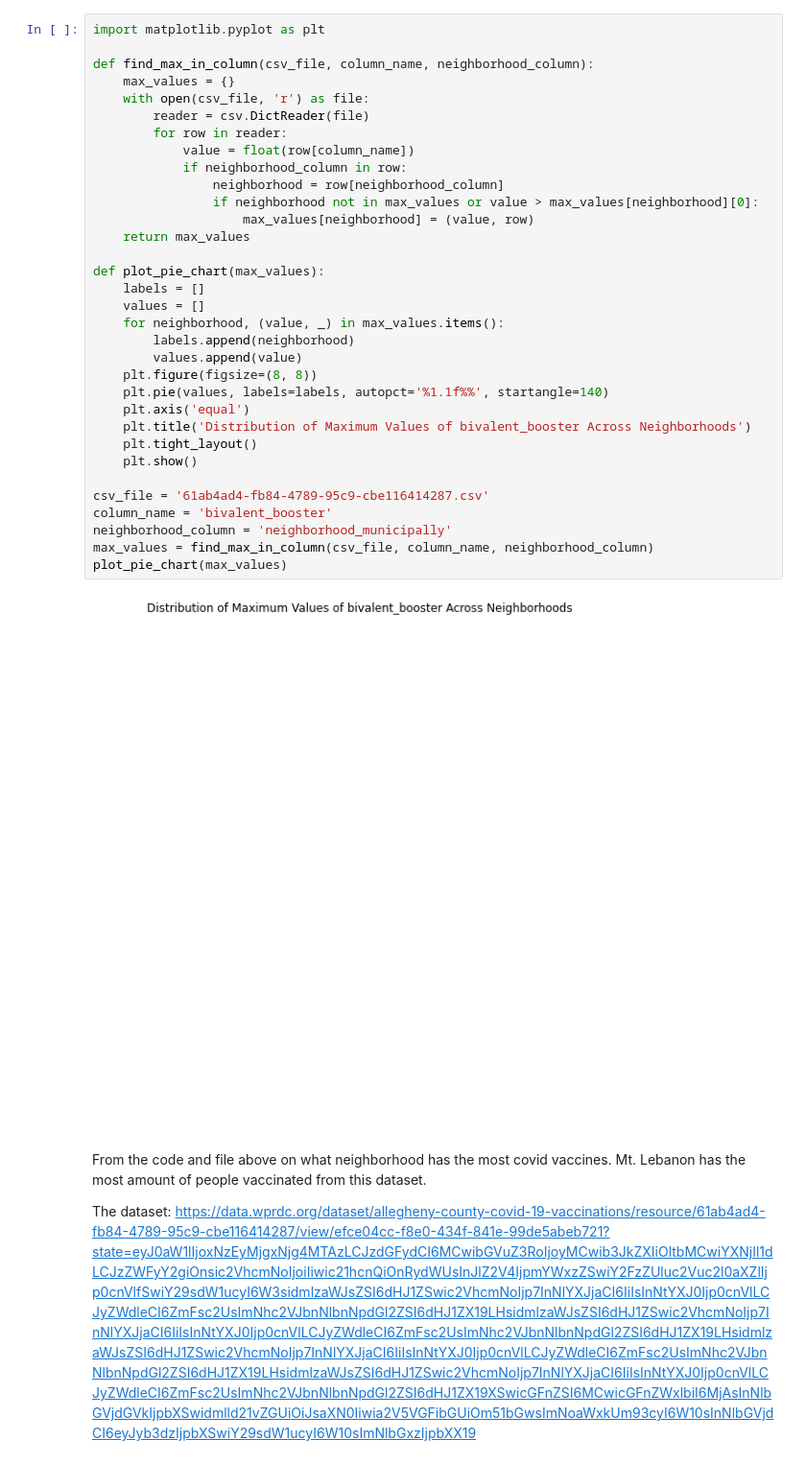
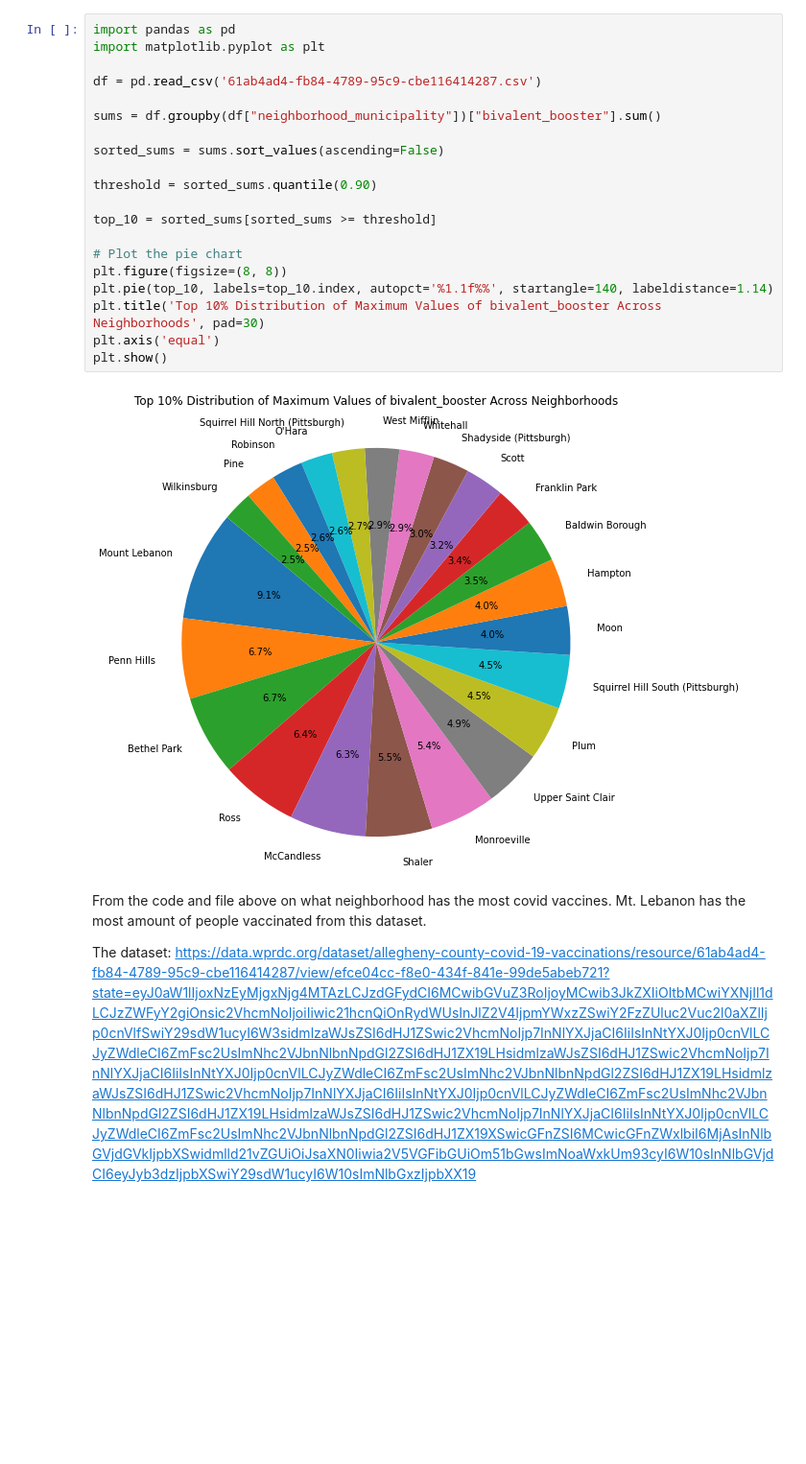
Before and after one commit to ZacharyLRenaud26/BigIdeasFinalG12, a Jupyter notebook: covidZLR.ipynb, the cells around one changed output. Shown at 96% size. Saved outputs shown, nothing was run; the diff lists cells and outputs as text; blank space fills up the shorter version.

```diff
--- a/covidZLR.ipynb
+++ b/covidZLR.ipynb
@@ -26,38 +25,25 @@ The maximum value in column 'bivalent_booster' is 10902.0 in the neighborhood 'N
-# %%
-import matplotlib.pyplot as plt
-
-def find_max_in_column(csv_file, column_name, neighborhood_column):
-    max_values = {}
-    with open(csv_file, 'r') as file:
-        reader = csv.DictReader(file)
-        for row in reader:
-            value = float(row[column_name])
-            if neighborhood_column in row:
-                neighborhood = row[neighborhood_column]
-                if neighborhood not in max_values or value > max_values[neighborhood][0]:
-                    max_values[neighborhood] = (value, row)
-    return max_values
-
-def plot_pie_chart(max_values):
-    labels = []
-    values = []
-    for neighborhood, (value, _) in max_values.items():
-        labels.append(neighborhood)
-        values.append(value)
-    plt.figure(figsize=(8, 8))
-    plt.pie(values, labels=labels, autopct='%1.1f%%', startangle=140)
-    plt.axis('equal')
-    plt.title('Distribution of Maximum Values of bivalent_booster Across Neighborhoods')
-    plt.tight_layout()
-    plt.show()
-
-csv_file = '61ab4ad4-fb84-4789-95c9-cbe116414287.csv'
-column_name = 'bivalent_booster'
-neighborhood_column = 'neighborhood_municipally'
-max_values = find_max_in_column(csv_file, column_name, neighborhood_column)
-plot_pie_chart(max_values)
-# %% [output]
-[figure, removed]
+# %%
+import pandas as pd
+import matplotlib.pyplot as plt
+
+df = pd.read_csv('61ab4ad4-fb84-4789-95c9-cbe116414287.csv')
+
+sums = df.groupby(df["neighborhood_municipality"])["bivalent_booster"].sum()
+
+sorted_sums = sums.sort_values(ascending=False)
+
+threshold = sorted_sums.quantile(0.90)
+
+top_10 = sorted_sums[sorted_sums >= threshold]
+
+# Plot the pie chart
+plt.figure(figsize=(8, 8))
+plt.pie(top_10, labels=top_10.index, autopct='%1.1f%%', startangle=140, labeldistance=1.14)
+plt.title('Top 10% Distribution of Maximum Values of bivalent_booster Across Neighborhoods', pad=30)
+plt.axis('equal')
+plt.show()
+# %% [output]
+[figure, added]
 # %% [markdown]
 From the code and file above on what neighborhood has the most covid vaccines. Mt. Lebanon has the most amount of people vaccinated from this dataset.
 
```
Also changed, not shown: parts of 2 cells of this notebook.
